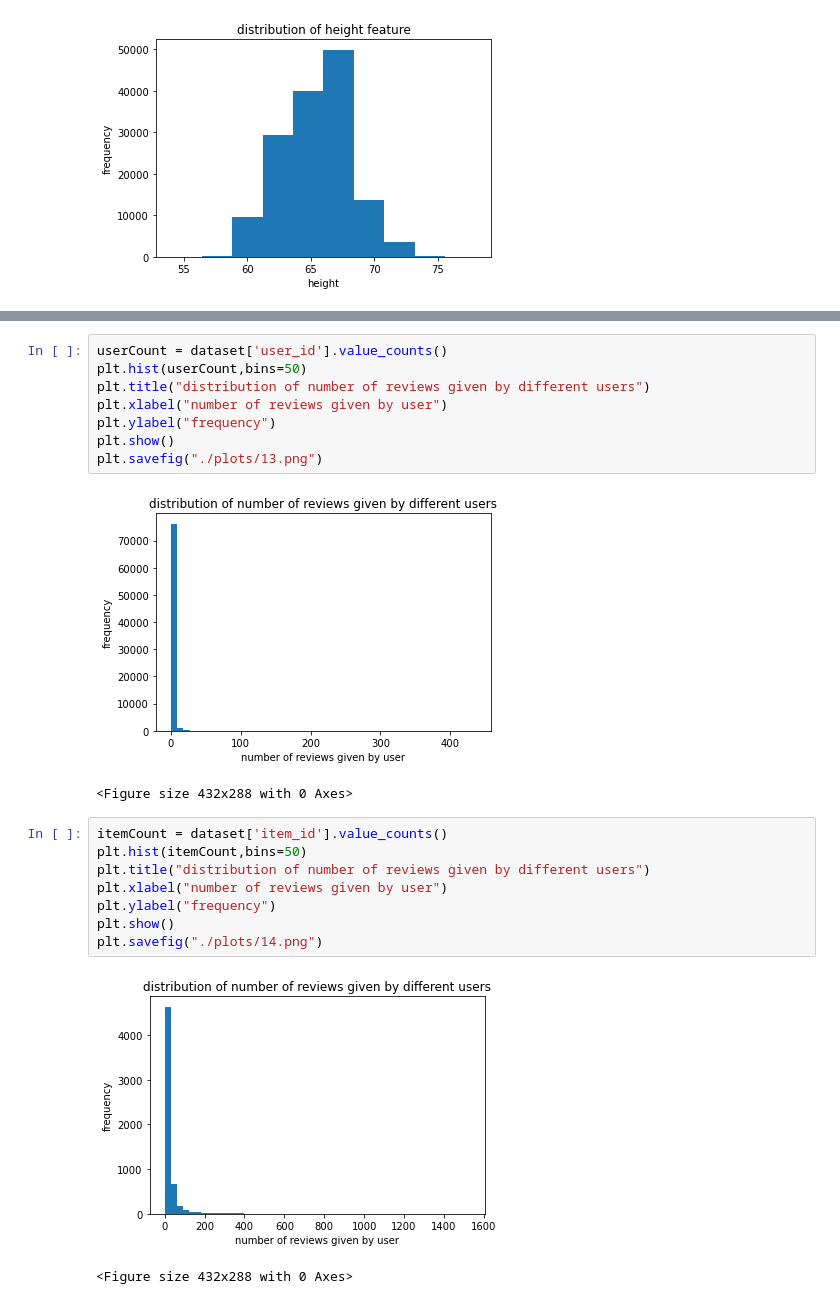
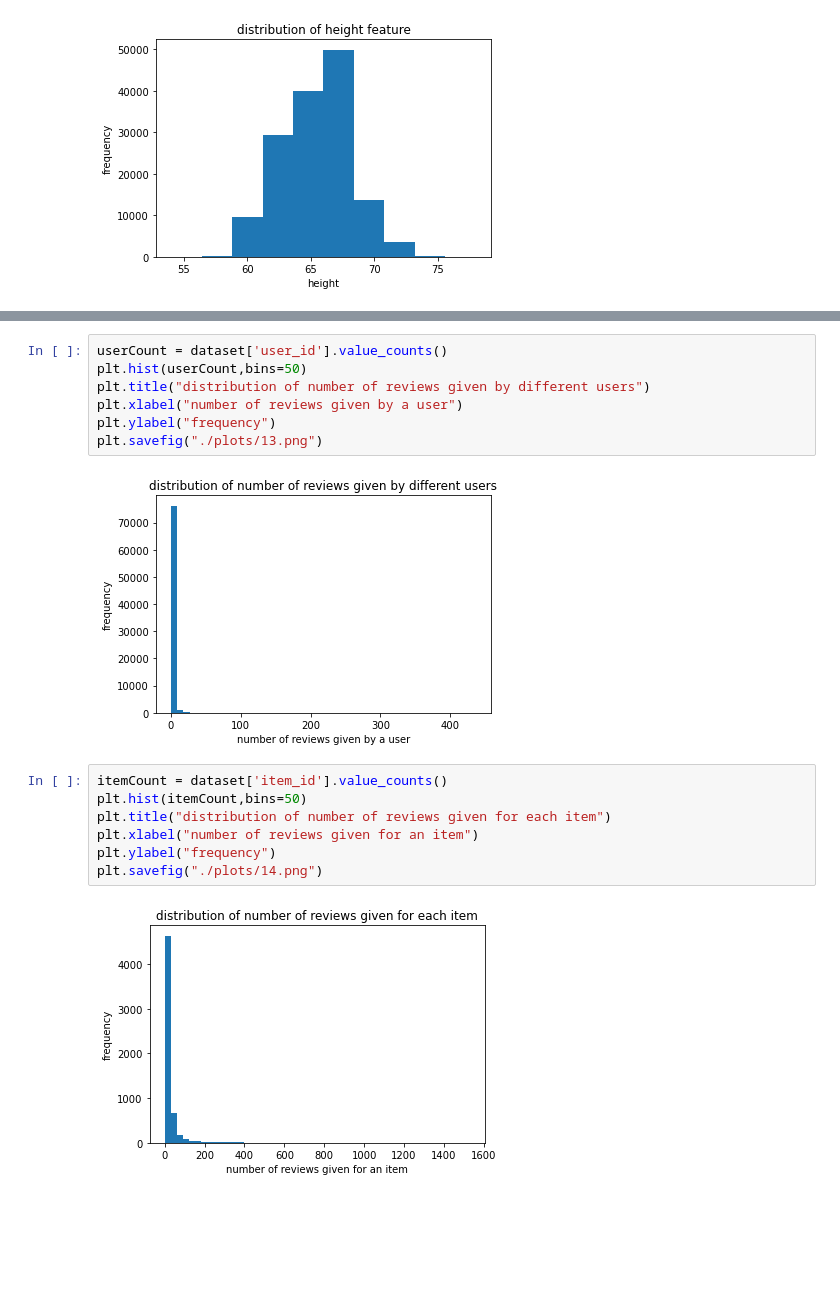
Before and after one commit to nidhidhamnani/cse-258-project, a Jupyter notebook: exploratory_analysis_of_data.ipynb, the cells around one changed output, grey strips where cells are left out. Drawn from its saved outputs; the diff is of its cells as text; blank space fills up the shorter version.

Commit message:
plots

```diff
--- a/exploratory_analysis_of_data.ipynb
+++ b/exploratory_analysis_of_data.ipynb
@@ -225,21 +211,17 @@ plt.savefig("./plots/12.png")
 userCount = dataset['user_id'].value_counts()
 plt.hist(userCount,bins=50)
 plt.title("distribution of number of reviews given by different users")
-plt.xlabel("number of reviews given by user")
+plt.xlabel("number of reviews given by a user")
 plt.ylabel("frequency")
-plt.show()
 plt.savefig("./plots/13.png")
 # %% [output]
-[figure, old version]
+[figure, new version]
-<Figure size 432x288 with 0 Axes>
 # %%
 itemCount = dataset['item_id'].value_counts()
 plt.hist(itemCount,bins=50)
-plt.title("distribution of number of reviews given by different users")
-plt.xlabel("number of reviews given by user")
+plt.title("distribution of number of reviews given for each item")
+plt.xlabel("number of reviews given for an item")
 plt.ylabel("frequency")
-plt.show()
 plt.savefig("./plots/14.png")
 # %% [output]
-[figure, old version]
+[figure, new version]
-<Figure size 432x288 with 0 Axes>
```
Also changed, not shown: parts of 7 cells of this notebook, 10 other files.
